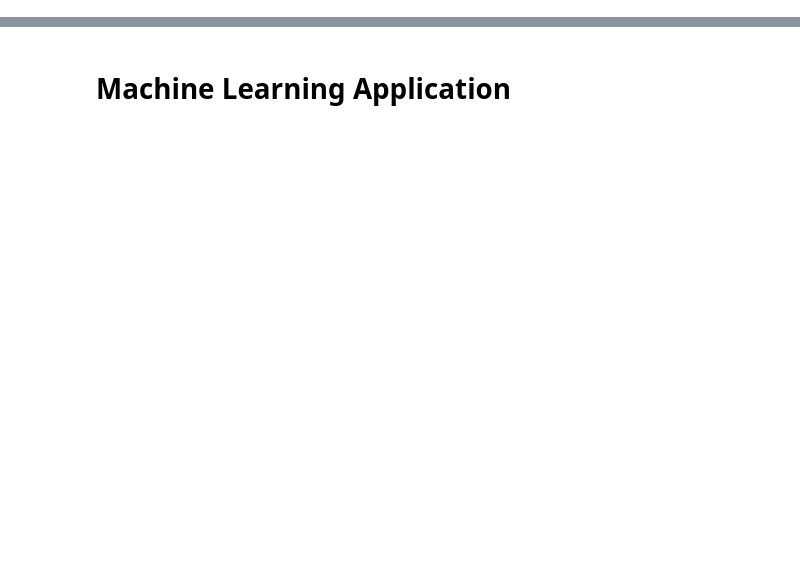
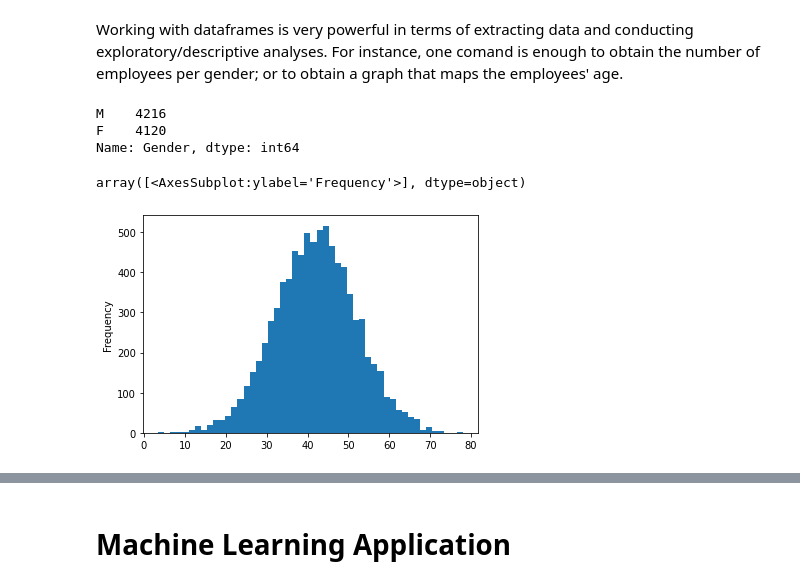
Before and after one commit to DC3044/AI4Business, a Jupyter notebook: Notebooks/ExecEd.ipynb, the cells around one changed output, grey strips where cells are left out. Drawn from its saved outputs; the diff is of its cells as text; code cells hidden in the pictures; blank space fills up the shorter version.

```diff
--- a/Notebooks/ExecEd.ipynb
+++ b/Notebooks/ExecEd.ipynb
@@ -131,0 +118,11 @@ sns.countplot(x='Spending_Score', data = df, palette='hls')
+# %%
+import pandas as pd  # Functions and data types beyond the basics need to be imported in Python to work in a given script
+import matplotlib.pyplot as plt  # These three lines import modules useful for plotting
+%matplotlib inline
+import seaborn as sns
+import numpy as np
+
+df = pd.read_csv("../Data/Employees.csv", header="infer", encoding="utf8")
+print(df.columns)  # We first have a look at what are the columns
+print("_______")
+print(df.head(15)) # Then we look at the first 15 rows
@@ -131,0 +147,14 @@ sns.countplot(x='Spending_Score', data = df, palette='hls')
+# %% [markdown]
+Working with dataframes is very powerful in terms of extracting data and conducting exploratory/descriptive analyses. For instance, one comand is enough to obtain the number of employees per gender; or to obtain a graph that maps the employees' age.
+# %%
+print(df.Gender.value_counts())  # The method value_counts() simply count how many lines correspond to what value
+# Here, we see that there are a nearly equal number of males and females in this dataset
+
+df["Age"].plot(kind='hist', subplots=True, bins=50)  # The method plot() creates graphs, here of the age of the employees
+# The arguments (between brackets) allow to customise the plot
+# %% [output]
+M    4216
+F    4120
+Name: Gender, dtype: int64
+array([<AxesSubplot:ylabel='Frequency'>], dtype=object)
+[figure, added]
```
Also changed, not shown: parts of 45 cells of this notebook, 5 other files.
